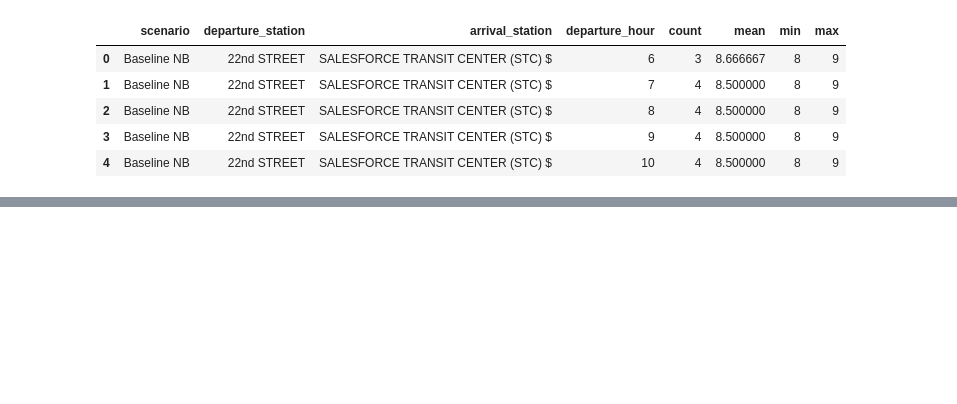
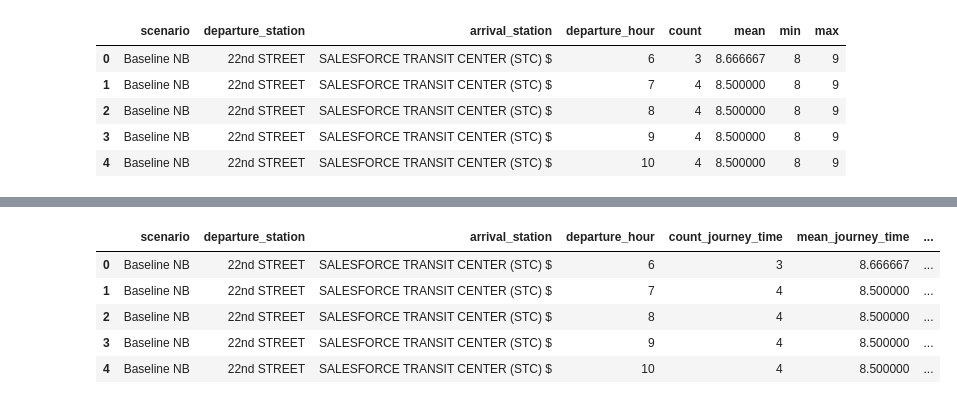
Before and after one commit to sfbrigade/calviz, a Jupyter notebook: notebooks/Schedule_metrics.ipynb, the cells around one changed output, grey strips where cells are left out. Cells and saved outputs as stored; diff of their text form; code cells hidden in the pictures; blank space fills up the shorter version.

```diff
--- a/notebooks/Schedule_metrics.ipynb
+++ b/notebooks/Schedule_metrics.ipynb
@@ -197,0 +270,9 @@ def durations_to_distributions(df, verbose=True):
+# %%
+df_final.head()
+# %% [output]
+|  | scenario | departure_station | arrival_station | departure_hour | count_journey_time | mean_journey_time | ... |
+| 0 | Baseline NB | 22nd STREET | SALESFORCE TRANSIT CENTER (STC) $ | 6 | 3 | 8.666667 | ... |
+| 1 | Baseline NB | 22nd STREET | SALESFORCE TRANSIT CENTER (STC) $ | 7 | 4 | 8.500000 | ... |
+| 2 | Baseline NB | 22nd STREET | SALESFORCE TRANSIT CENTER (STC) $ | 8 | 4 | 8.500000 | ... |
+| 3 | Baseline NB | 22nd STREET | SALESFORCE TRANSIT CENTER (STC) $ | 9 | 4 | 8.500000 | ... |
+| 4 | Baseline NB | 22nd STREET | SALESFORCE TRANSIT CENTER (STC) $ | 10 | 4 | 8.500000 | ... |
```
Also changed, not shown: parts of 12 cells of this notebook, 1 other file.
